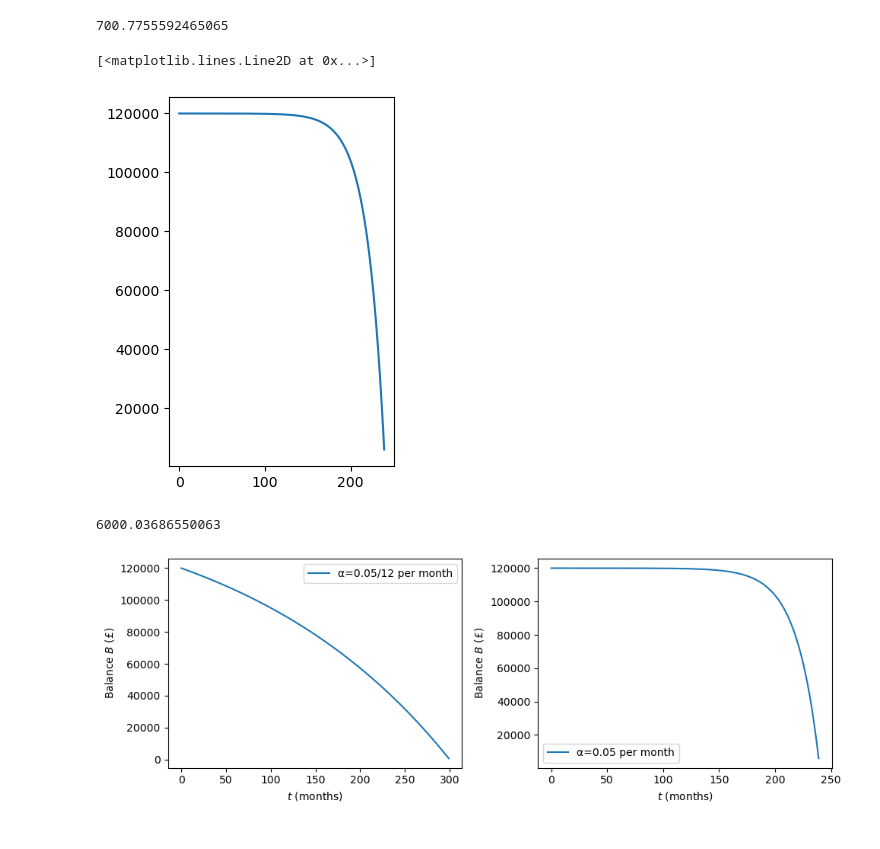
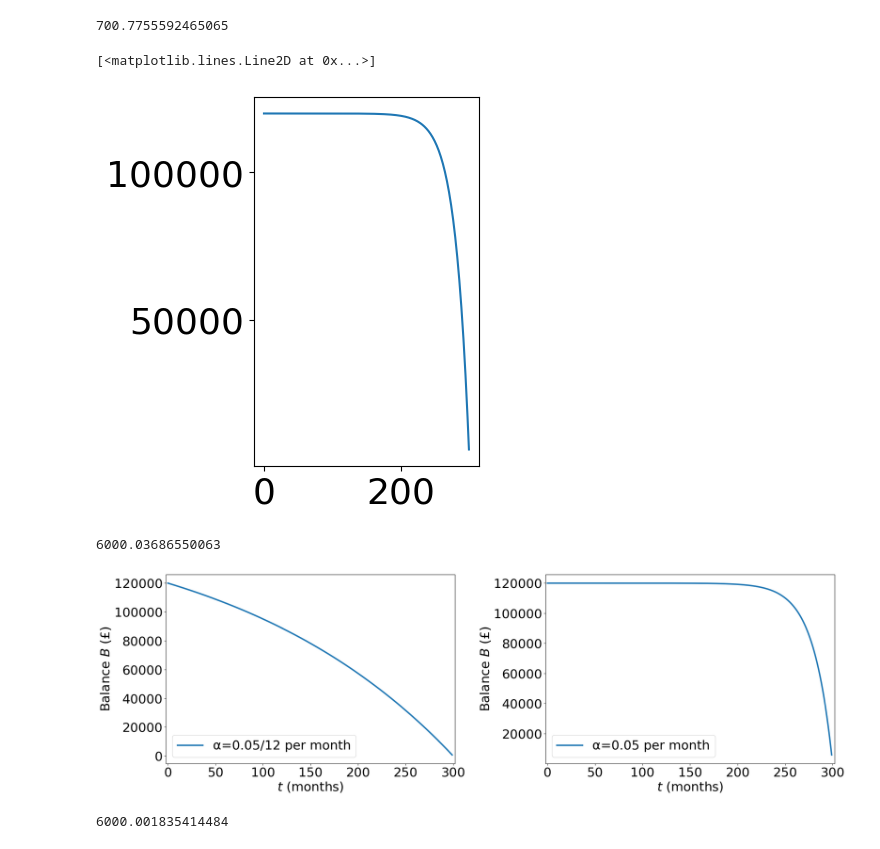
Before and after one commit to recll/MortgagePayoff, a Jupyter notebook: notebooks/FixedRate.ipynb, the cells around one changed output. Saved outputs shown, nothing was run; the diff lists cells and outputs as text; code cells hidden in the pictures.

```diff
--- a/notebooks/FixedRate.ipynb
+++ b/notebooks/FixedRate.ipynb
@@ -36,21 +59,21 @@ first_fixed_mortgage.r()
 # %%
 alpha = 0.05 # monthly interest rate
 B_0 = 120000 # initial size of mortgage
-T = 240 # length of mortgage in months
+T = 300 # length of mortgage in months
 r_list = []
 B2_list = []
 
 m = FixedRateMortgage(B_0, T, alpha)
 
 for t in range(T):
     r_list.append(m.r())
     B2_list.append(m.B(t))
 
 plt.subplot(122)
 plt.plot(B2_list)
 # %% [output]
 [<matplotlib.lines.Line2D at 0x...>]
-[figure, old version]
+[figure, new version]
 # %%
 m.r()
 # %% [output]
@@ -58,16 +84,22 @@ m.r()
 # %%
-plt.figure(figsize=(10,3.5))
+plt.figure(figsize=(22,7))
 plt.subplot(121)
-plt.plot(B_list, label="α=0.05/12 per month")
+plt.plot(B_list, label="α=0.05/12 per month", linewidth=3)
+plt.xlabel("$t$ (months)")
+plt.ylabel("Balance $B$ (£)")
+plt.xlim(-2,302)
+plt.legend(loc='lower left')
+plt.subplot(122)
+plt.plot(B2_list, label="α=0.05 per month", linewidth=3)
 plt.xlabel("$t$ (months)")
 plt.ylabel("Balance $B$ (£)")
 plt.legend()
-plt.subplot(122)
-plt.plot(B2_list, label="α=0.05 per month")
-plt.xlabel("$t$ (months)")
-plt.ylabel("Balance $B$ (£)")
-plt.legend()
+plt.xlim(-2,302)
 plt.tight_layout()
-plt.savefig("Fixed5peryearAnd5permonth.pdf")
+plt.savefig("Fixed5peryearAnd5permonth.pdf", bbox_inches='tight')
 # %% [output]
-[figure, old version]
+[figure, new version]
+# %%
+m.r()
+# %% [output]
+6000.001835414484
```
Also changed, not shown: parts of 5 cells of this notebook, 2 other files.
